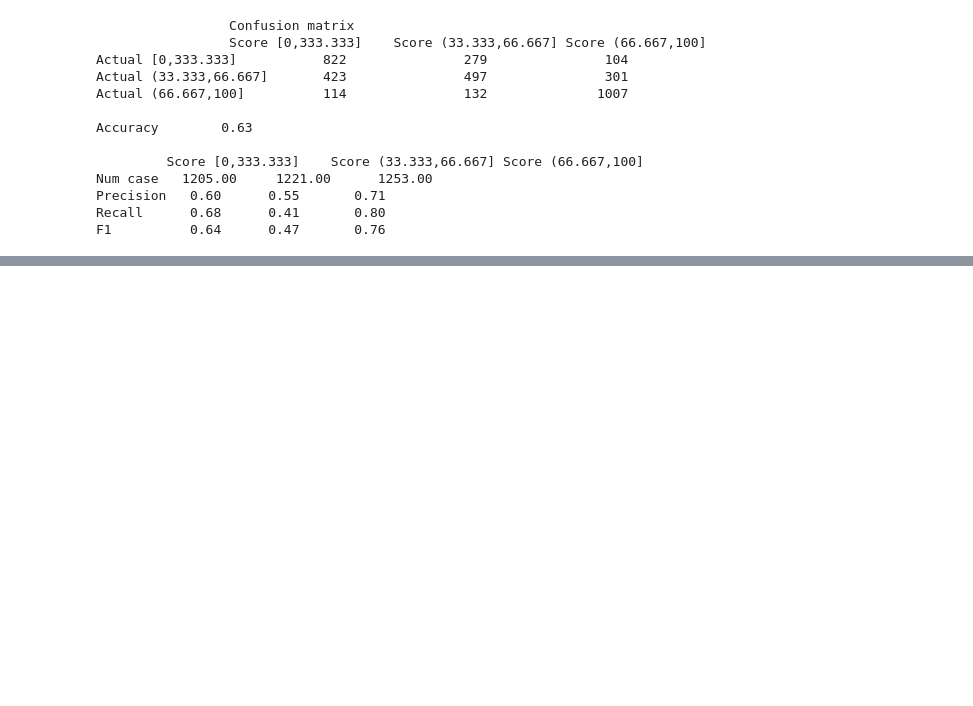
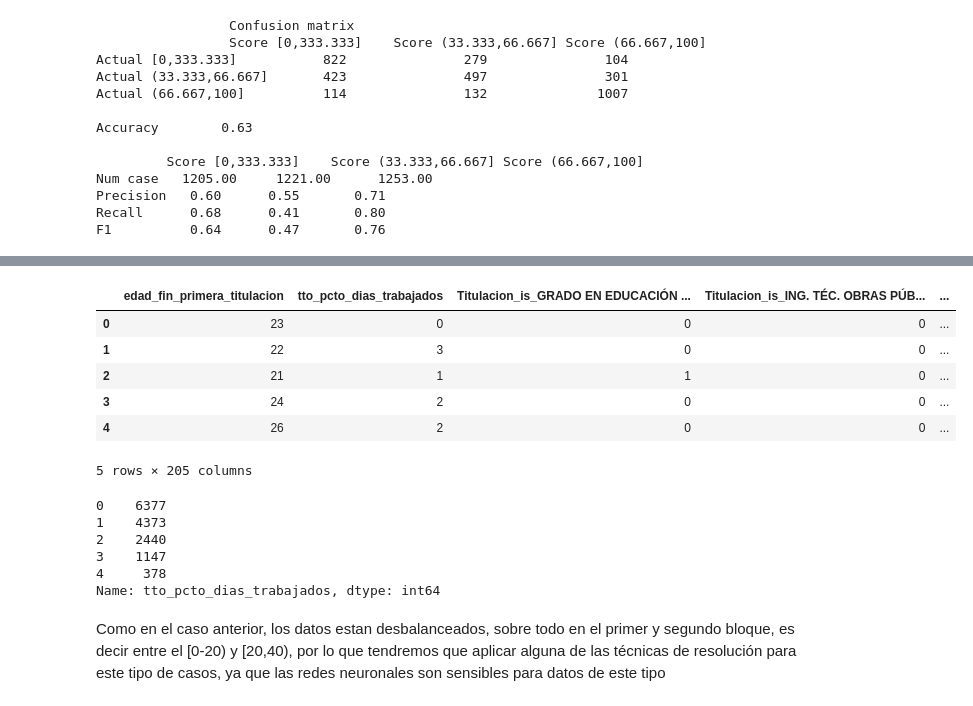
Before and after one commit to franjmelchor/TFG, a Jupyter notebook: Jupyter/NeuralNetworks.ipynb, the cells around one changed output, grey strips where cells are left out. Drawn from its saved outputs; the diff is of its cells as text; code cells hidden in the pictures; blank space fills up the shorter version.

```diff
--- a/Jupyter/NeuralNetworks.ipynb
+++ b/Jupyter/NeuralNetworks.ipynb
@@ -284,0 +485,22 @@ dill.load_session('notebook_neuralNetworks.db')
+# %%
+dv_personas_190411_model_one_hot_20['tto_pcto_dias_trabajados'] = dv_personas_190411_model_one_hot_20.tto_pcto_dias_trabajados.cat.codes
+dv_personas_190411_model_one_hot_20.head()
+# %% [output]
+|  | edad_fin_primera_titulacion | tto_pcto_dias_trabajados | Titulacion_is_GRADO EN EDUCACIÓN ... | Titulacion_is_ING. TÉC. OBRAS PÚB... | ... |
+| 0 | 23 | 0 | 0 | 0 | ... |
+| 1 | 22 | 3 | 0 | 0 | ... |
+| 2 | 21 | 1 | 1 | 0 | ... |
+| 3 | 24 | 2 | 0 | 0 | ... |
+| 4 | 26 | 2 | 0 | 0 | ... |
+5 rows × 205 columns
+# %%
+dv_personas_190411_model_one_hot_20['tto_pcto_dias_trabajados'].value_counts()
+# %% [output]
+0    6377
+1    4373
+2    2440
+3    1147
+4     378
+Name: tto_pcto_dias_trabajados, dtype: int64
+# %% [markdown]
+Como en el caso anterior, los datos estan desbalanceados, sobre todo en el primer y segundo bloque, es decir entre el [0-20) y [20,40), por lo que tendremos que aplicar alguna de las técnicas de resolución para este tipo de casos, ya que las redes neuronales son sensibles para datos de este tipo
```
Also changed, not shown: parts of 54 cells of this notebook, 2 other files.
